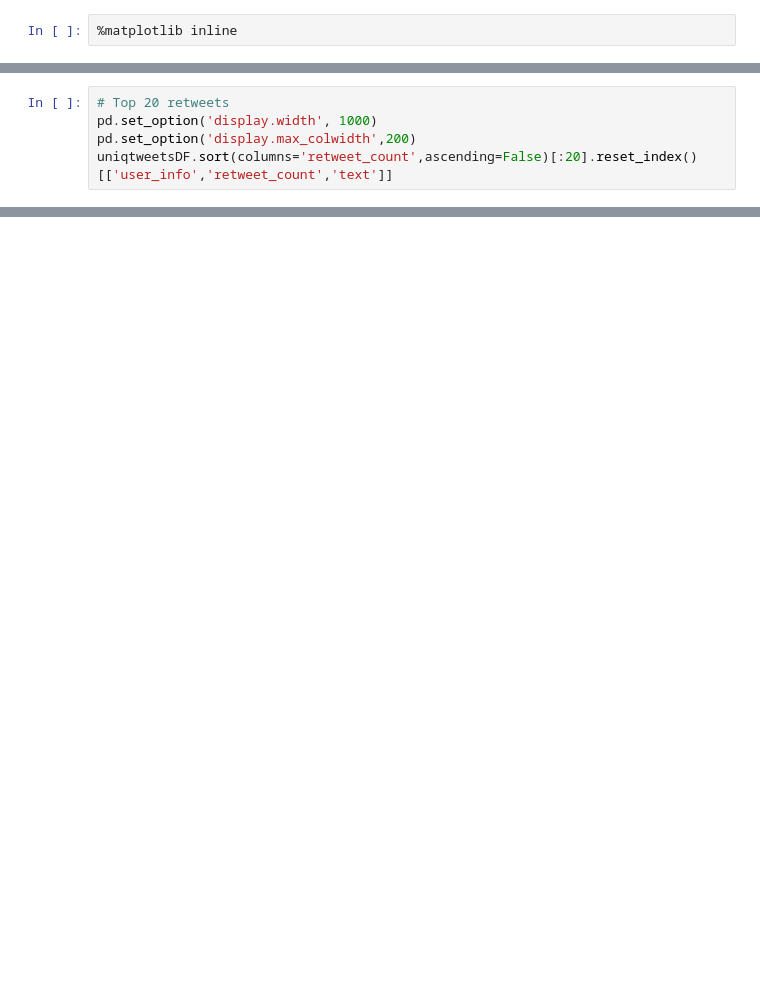
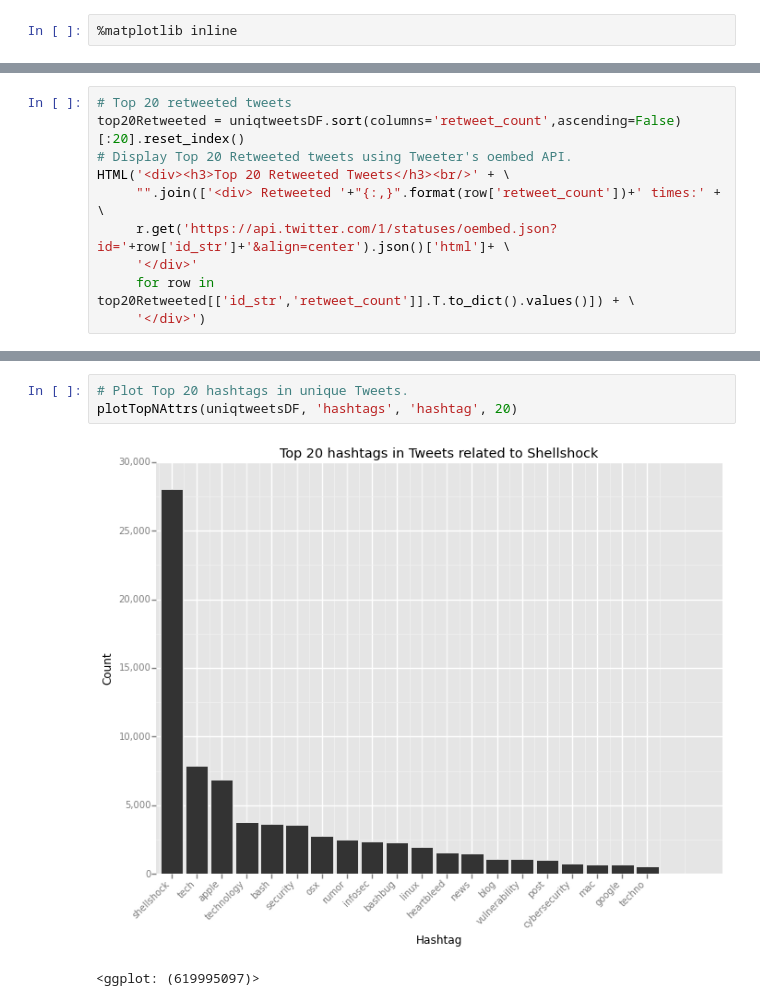
Before and after one commit to bhaskarvk/ShellShockAnalysis, a Jupyter notebook: Analysis of Shellshock Tweets.ipynb, the cells around one changed output, grey strips where cells are left out. Cells and saved outputs as stored; diff of their text form; blank space fills up the shorter version.

```diff
--- a/Analysis of Shellshock Tweets.ipynb
+++ b/Analysis of Shellshock Tweets.ipynb
@@ -62,5 +103,0 @@ ggplot(uniqtweetsDF,
-# %%
-# Top 20 retweets
-pd.set_option('display.width', 1000)
-pd.set_option('display.max_colwidth',200)
-uniqtweetsDF.sort(columns='retweet_count',ascending=False)[:20].reset_index()[['user_info','retweet_count','text']]
@@ -84,0 +104,10 @@ uniqtweetsDF.sort(columns='retweet_count',ascending=False)[:20].reset_index()[['
+# %%
+# Top 20 retweeted tweets
+top20Retweeted = uniqtweetsDF.sort(columns='retweet_count',ascending=False)[:20].reset_index()
+# Display Top 20 Retweeted tweets using Tweeter's oembed API.
+HTML('<div><h3>Top 20 Retweeted Tweets</h3><br/>' + \
+     "".join(['<div> Retweeted '+"{:,}".format(row['retweet_count'])+' times:' + \
+     r.get('https://api.twitter.com/1/statuses/oembed.json?id='+row['id_str']+'&align=center').json()['html']+ \
+     '</div>'
+     for row in top20Retweeted[['id_str','retweet_count']].T.to_dict().values()]) + \
+     '</div>')
@@ -161,0 +147,6 @@ ggplot(top_100_urls[:20], aes(x='factor(url)', y='count')) + \
+# %%
+# Plot Top 20 hashtags in unique Tweets.
+plotTopNAttrs(uniqtweetsDF, 'hashtags', 'hashtag', 20)
+# %% [output]
+[figure, added]
+<ggplot: (619995097)>
```
Also changed, not shown: parts of 21 cells of this notebook, 1 other file.
